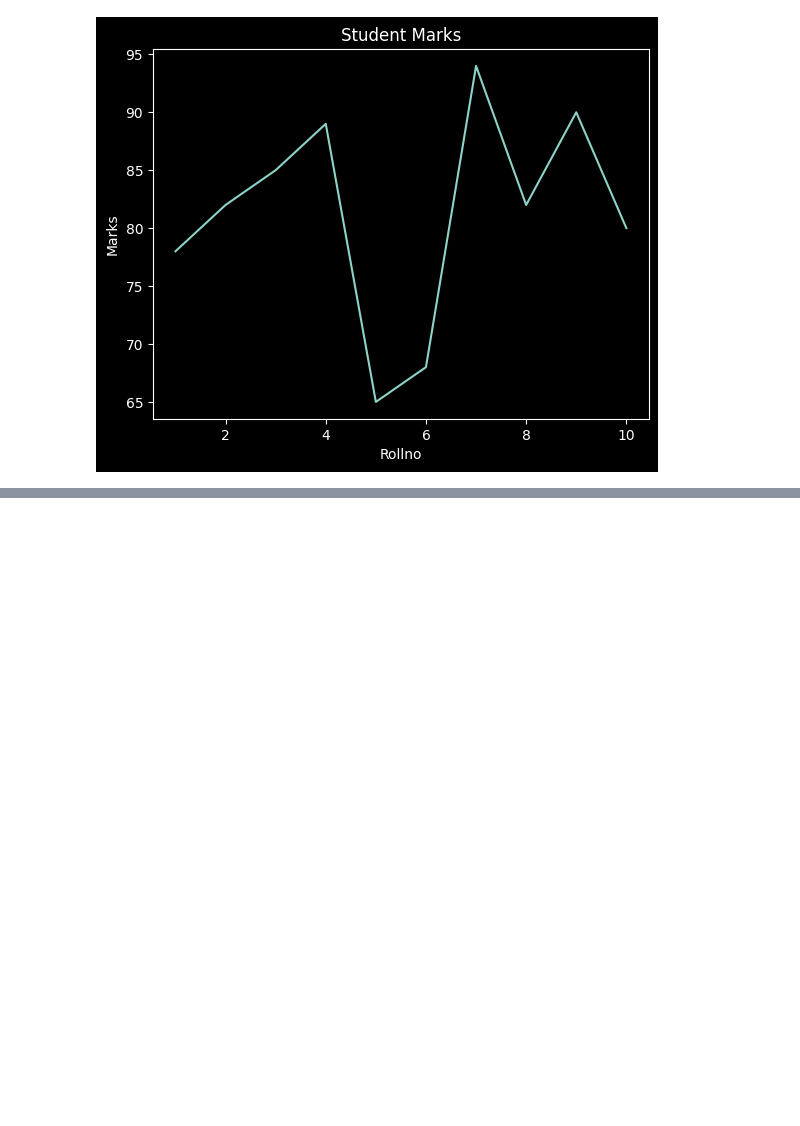
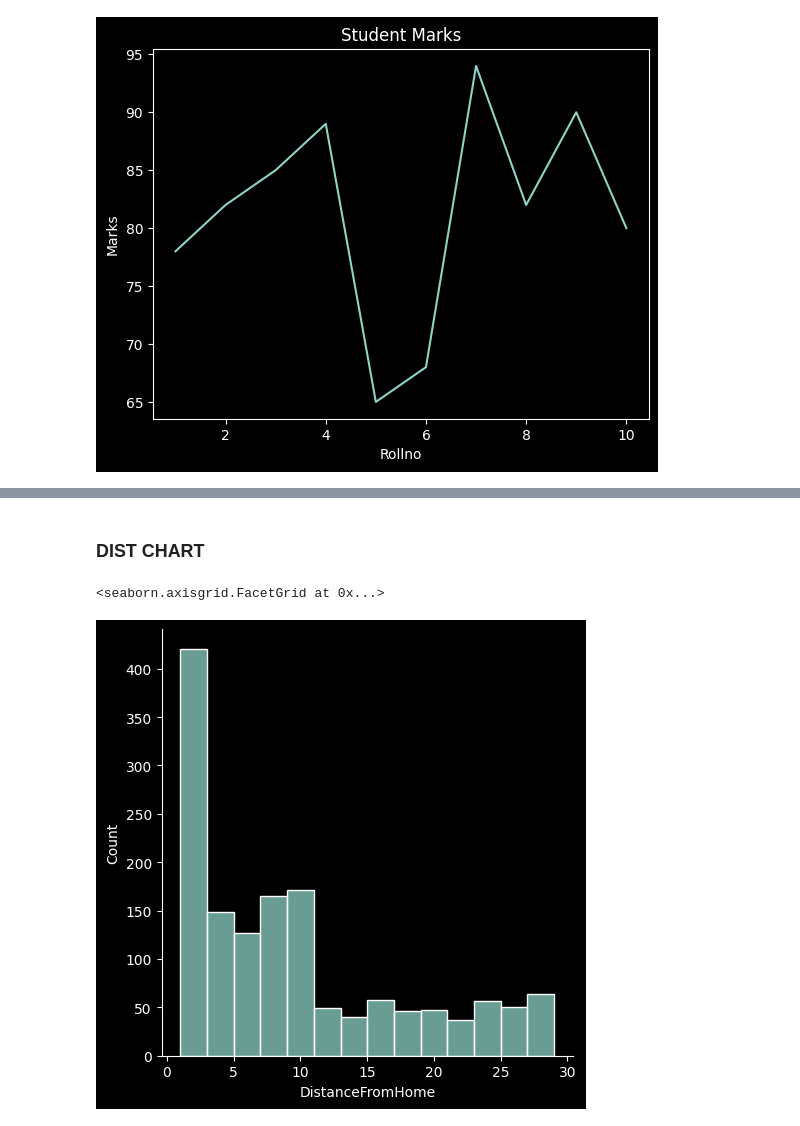
Before and after one commit to tusharmaurya267/Python_basic, a Jupyter notebook: Matplotlib_&_Seaborn.ipynb, the cells around one changed output, grey strips where cells are left out. Drawn from its saved outputs; the diff is of its cells as text; code cells hidden in the pictures; blank space fills up the shorter version.

```diff
--- a/Matplotlib_&_Seaborn.ipynb
+++ b/Matplotlib_&_Seaborn.ipynb
@@ -317,0 +358,7 @@ Text(0.5, 1.0, 'Student Marks')
+# %% [markdown]
+### DIST CHART
+# %%
+sns.displot(df['DistanceFromHome'])
+# %% [output]
+<seaborn.axisgrid.FacetGrid at 0x...>
+[figure, added]
```
Also changed, not shown: parts of 22 cells of this notebook.
